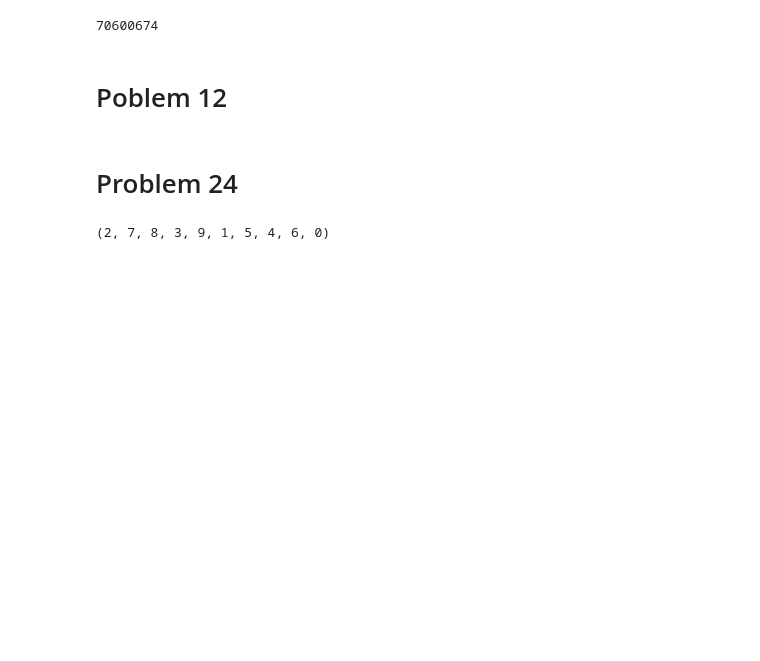
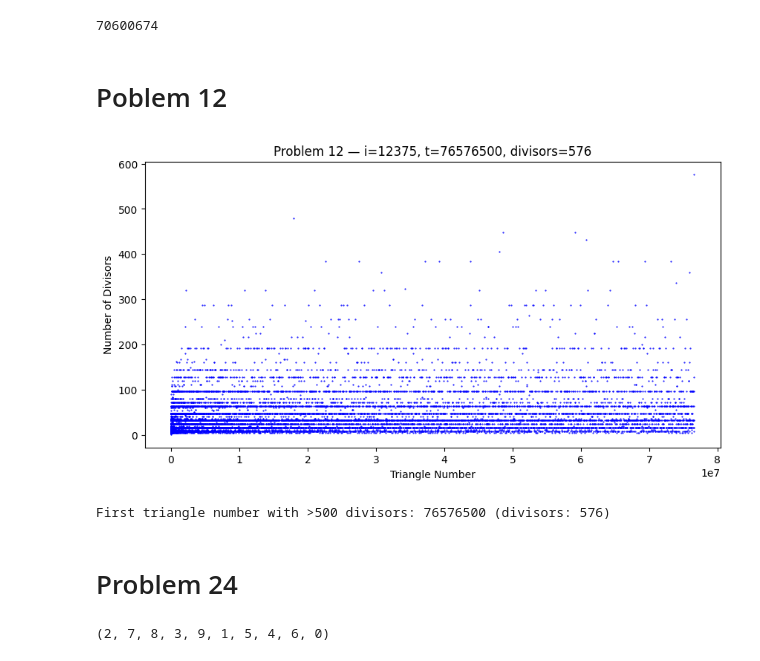
Before and after one commit to mendelabramzon/project_euler, a Jupyter notebook: problems.ipynb, the cells around one changed output. Saved outputs shown, nothing was run; the diff lists cells and outputs as text; code cells hidden in the pictures; blank space fills up the shorter version.

```diff
--- a/problems.ipynb
+++ b/problems.ipynb
@@ -172,6 +172,47 @@ print(max(products))
 70600674
 # %% [markdown]
 # Poblem 12
+# %%
+import math
+import matplotlib.pyplot as plt
+from IPython.display import display, clear_output
+
+fig, ax = plt.subplots(figsize=(10, 5))
+
+x_data = []
+y_data = []
+
+t = 0
+for i in range(1, 10**6):
+    t += i
+
+    count = 0
+    for d in range(1, int(math.isqrt(t)) + 1):
+        if t % d == 0:
+            count += 2
+            if d * d == t:
+                count -= 1
+
+    x_data.append(t)
+    y_data.append(count)
+
+    if i % 10 == 0 or count > 500:
+        clear_output(wait=True)
+        ax.clear()
+        ax.plot(x_data, y_data, 'b-', linewidth=0.5)
+        ax.set_xlabel('Triangle Number')
+        ax.set_ylabel('Number of Divisors')
+        ax.set_title(f'Problem 12 — i={i}, t={t}, divisors={count}')
+        display(fig)
+
+    if count > 500:
+        print(f"First triangle number with >500 divisors: {t} (divisors: {count})")
+        break
+
+plt.close(fig)
+# %% [output]
+[figure, added]
+First triangle number with >500 divisors: 76576500 (divisors: 576)
 # %% [markdown]
 # Problem 24
 # %%
```
Also changed, not shown: parts of 1 cell of this notebook.
